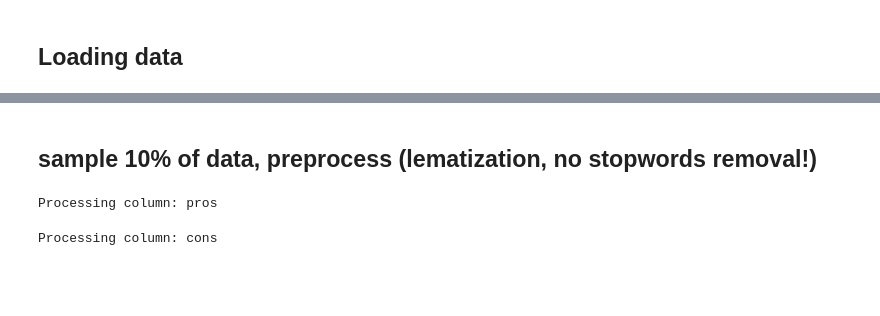
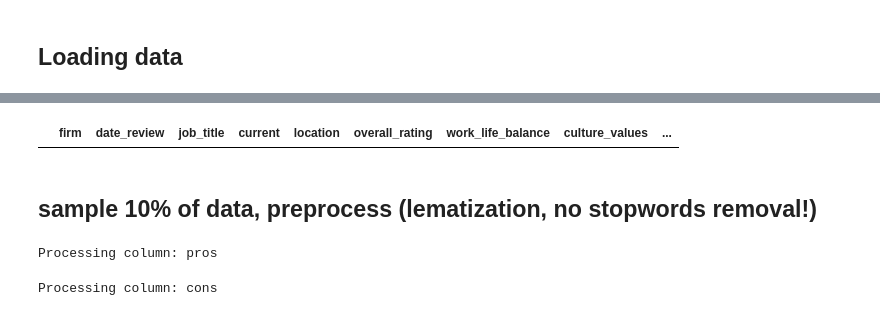
Before and after one commit to javirubio4/glassdoor_reviews, a Jupyter notebook: Monika scratchbook.ipynb, the cells around one changed output, grey strips where cells are left out. Cells and saved outputs as stored; diff of their text form; code cells hidden in the pictures; blank space fills up the shorter version.

```diff
--- a/Monika scratchbook.ipynb
+++ b/Monika scratchbook.ipynb
@@ -34,6 +34,11 @@ df = df[~df["firm"].isin(firms_to_remove)]
 dffirms = df.groupby('firm').size().reset_index(name='Count')
 
 df.to_csv('filtered_england_recent.csv')
+# %%
+#checking filter
+df[df['firm'] == 'Tesco']
+# %% [output]
+|  | firm | date_review | job_title | current | location | overall_rating | work_life_balance | culture_values | ... |
 # %% [markdown]
 ## sample 10% of data, preprocess (lematization, no stopwords removal!)
 # %%
```
Also changed, not shown: parts of 16 cells of this notebook, 3 other files.
